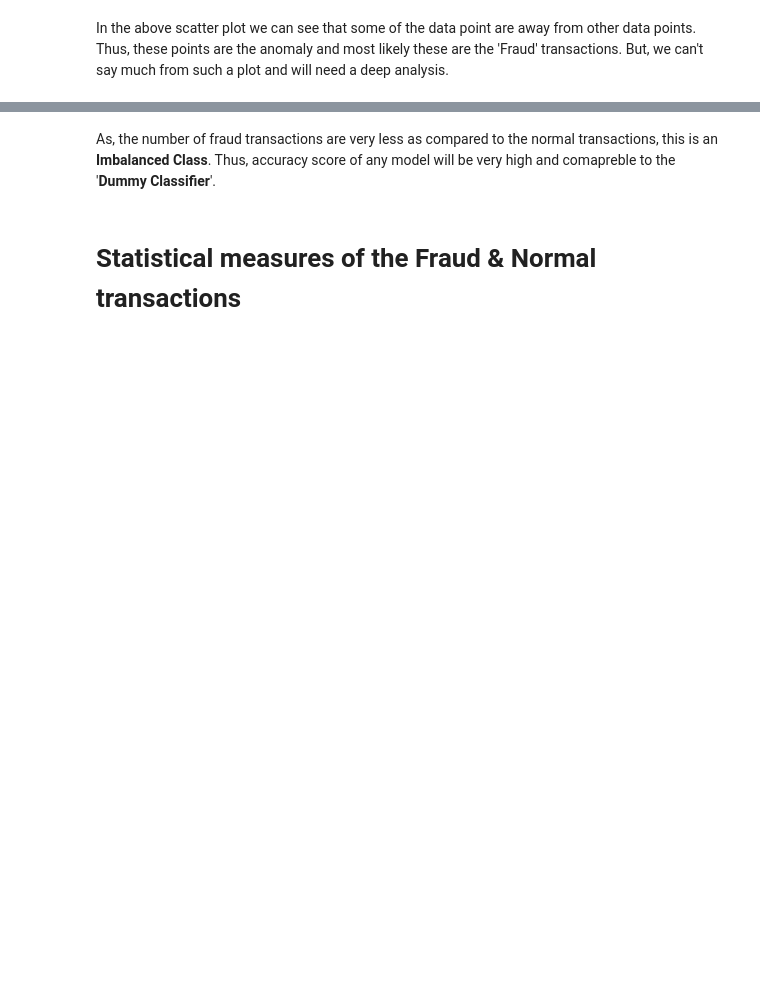
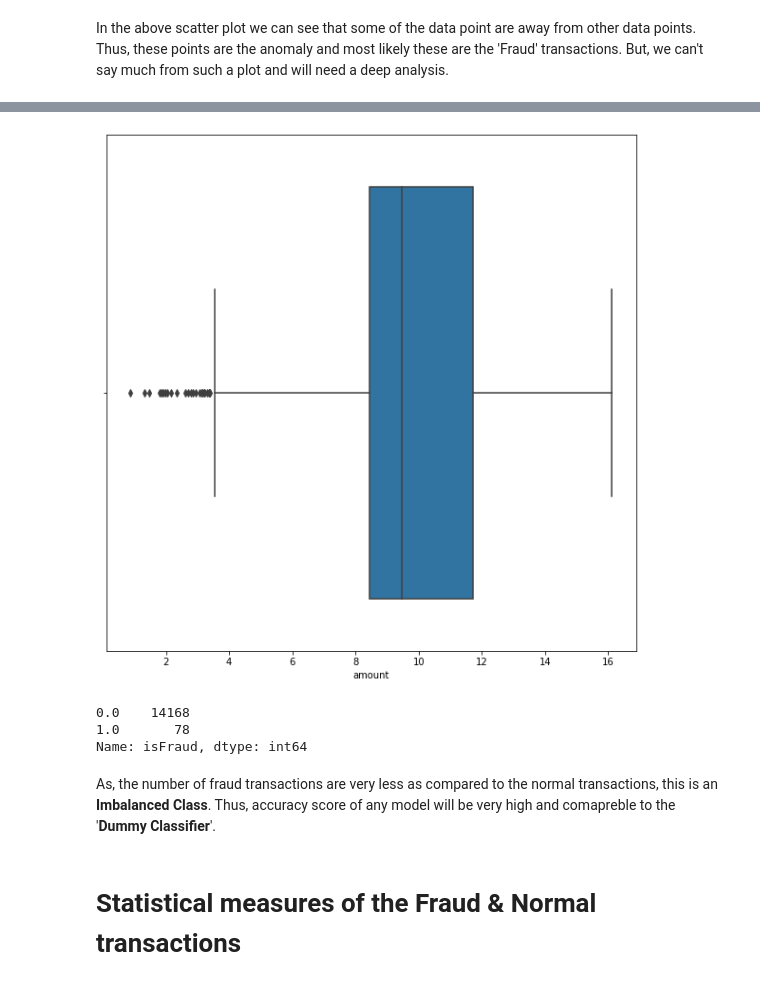
Before and after one commit to Stitaprajna/AllMyProjects, a Jupyter notebook: Fraud Detection.ipynb, the cells around one changed output, grey strips where cells are left out. Cells and saved outputs as stored; diff of their text form; code cells hidden in the pictures; blank space fills up the shorter version.

```diff
--- a/Fraud Detection.ipynb
+++ b/Fraud Detection.ipynb
@@ -76,0 +74,11 @@ Name: isFraud, dtype: int64
+# %%
+sns.boxplot(np.log(df.amount))
+plt.show()
+# %% [output]
+[figure, added]
+# %%
+df['isFraud'].value_counts()
+# %% [output]
+0.0    14168
+1.0       78
+Name: isFraud, dtype: int64
```
Also changed, not shown: parts of 41 cells of this notebook.
